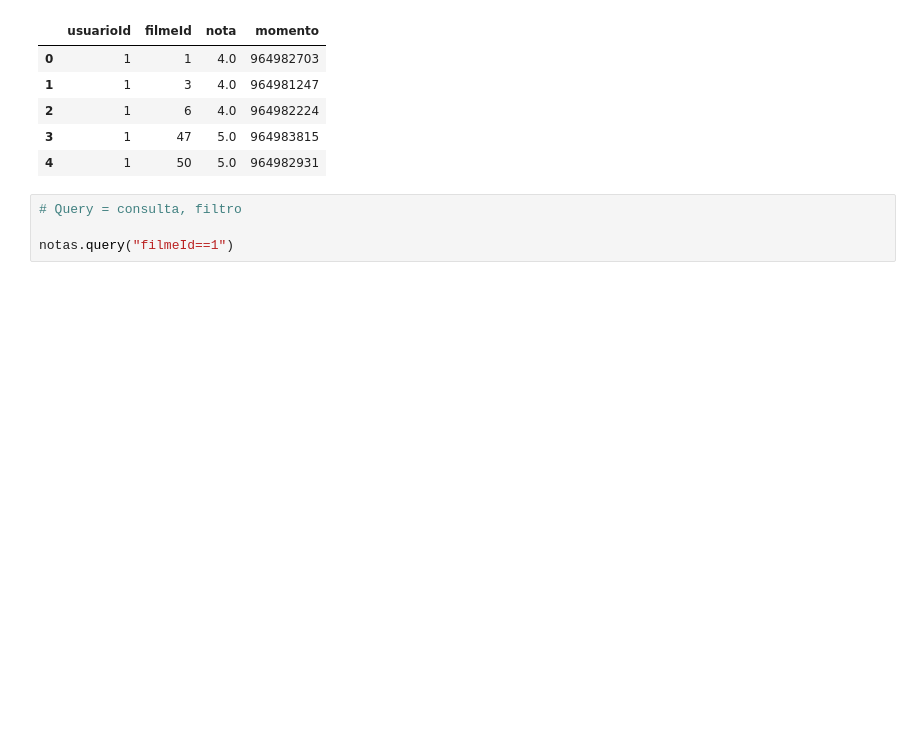
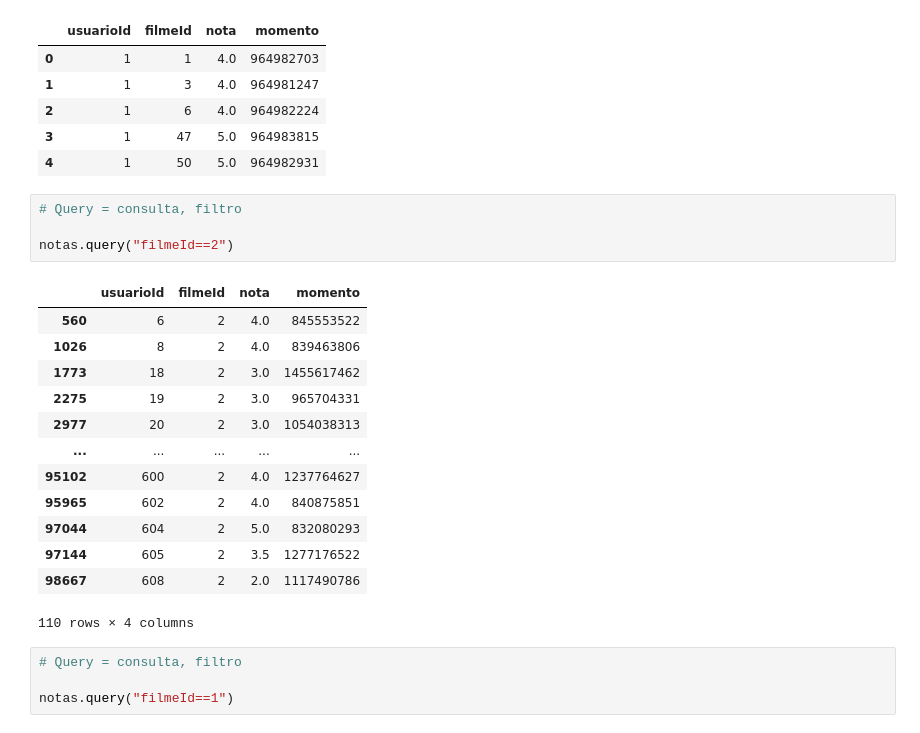
Before and after one commit to Laurentius96/Alura_DataScience, a Jupyter notebook: AluraDS_AnalisandoNotasEspecificas.ipynb, the cells around one changed output. Cells and saved outputs as stored; diff of their text form; blank space fills up the shorter version.

```diff
--- a/AluraDS_AnalisandoNotasEspecificas.ipynb
+++ b/AluraDS_AnalisandoNotasEspecificas.ipynb
@@ -30,6 +30,24 @@ notas.head()
 | 2 | 1 | 6 | 4.0 | 964982224 |
 | 3 | 1 | 47 | 5.0 | 964983815 |
 | 4 | 1 | 50 | 5.0 | 964982931 |
+# %%
+# Query = consulta, filtro
+
+notas.query("filmeId==2")
+# %% [output]
+|  | usuarioId | filmeId | nota | momento |
+| 560 | 6 | 2 | 4.0 | 845553522 |
+| 1026 | 8 | 2 | 4.0 | 839463806 |
+| 1773 | 18 | 2 | 3.0 | 1455617462 |
+| 2275 | 19 | 2 | 3.0 | 965704331 |
+| 2977 | 20 | 2 | 3.0 | 1054038313 |
+| ... | ... | ... | ... | ... |
+| 95102 | 600 | 2 | 4.0 | 1237764627 |
+| 95965 | 602 | 2 | 4.0 | 840875851 |
+| 97044 | 604 | 2 | 5.0 | 832080293 |
+| 97144 | 605 | 2 | 3.5 | 1277176522 |
+| 98667 | 608 | 2 | 2.0 | 1117490786 |
+110 rows × 4 columns
 # %%
 # Query = consulta, filtro
 
```
